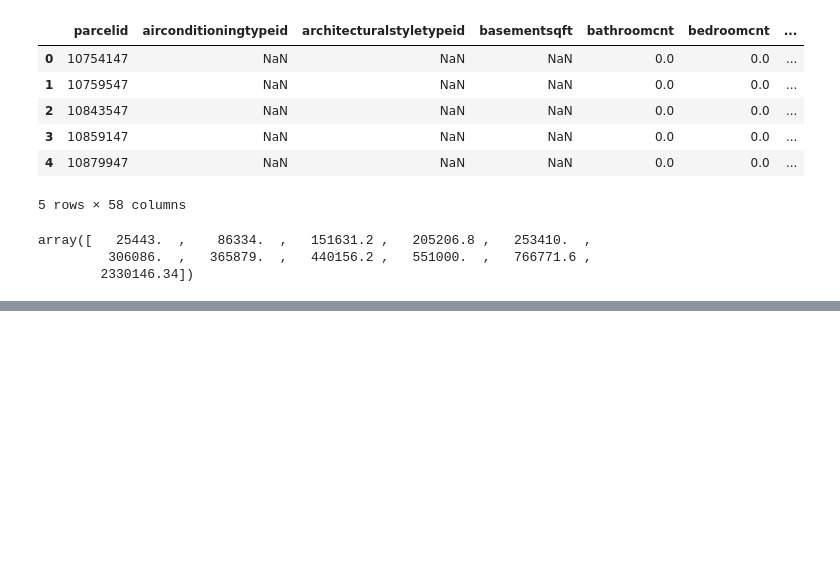
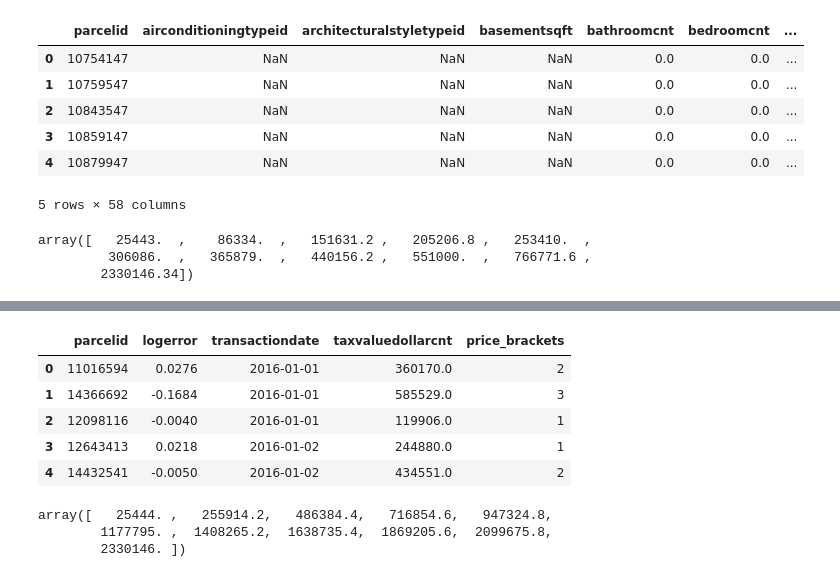
Before and after one commit to shiyuangu/kaggle_zillow, a Jupyter notebook: EDA.ipynb, the cells around one changed output, grey strips where cells are left out. Drawn from its saved outputs; the diff is of its cells as text; code cells hidden in the pictures; blank space fills up the shorter version.

```diff
--- a/EDA.ipynb
+++ b/EDA.ipynb
@@ -31,0 +32,3 @@ plt.show()
+# %%
+#bins are left-closed-right-open except the last one which is closed at two ends.
+_,bins = np.histogram(x[np.logical_and(x>25443, x<2330147)],bins=10)
@@ -31,0 +68,19 @@ plt.show()
+# %%
+#check whether there is a relationship between the logerror and the taxvalue
+#note that bins only contains the 1%-99%, the <1% (resp. >99%) will becomes the 0th and 11th bin. the design of the np.digitize is very natural and convenient
+
+df = df_train_2016.assign(price_brackets=lambda df:np.digitize(df.taxvaluedollarcnt, bins=bins))
+df.head()
+# %% [output]
+|  | parcelid | logerror | transactiondate | taxvaluedollarcnt | price_brackets |
+| 0 | 11016594 | 0.0276 | 2016-01-01 | 360170.0 | 2 |
+| 1 | 14366692 | -0.1684 | 2016-01-01 | 585529.0 | 3 |
+| 2 | 12098116 | -0.0040 | 2016-01-01 | 119906.0 | 1 |
+| 3 | 12643413 | 0.0218 | 2016-01-02 | 244880.0 | 1 |
+| 4 | 14432541 | -0.0050 | 2016-01-02 | 434551.0 | 2 |
+# %%
+bins
+# %% [output]
+array([   25444. ,   255914.2,   486384.4,   716854.6,   947324.8,
+        1177795. ,  1408265.2,  1638735.4,  1869205.6,  2099675.8,
+        2330146. ])
```
Also changed, not shown: parts of 10 cells of this notebook.
